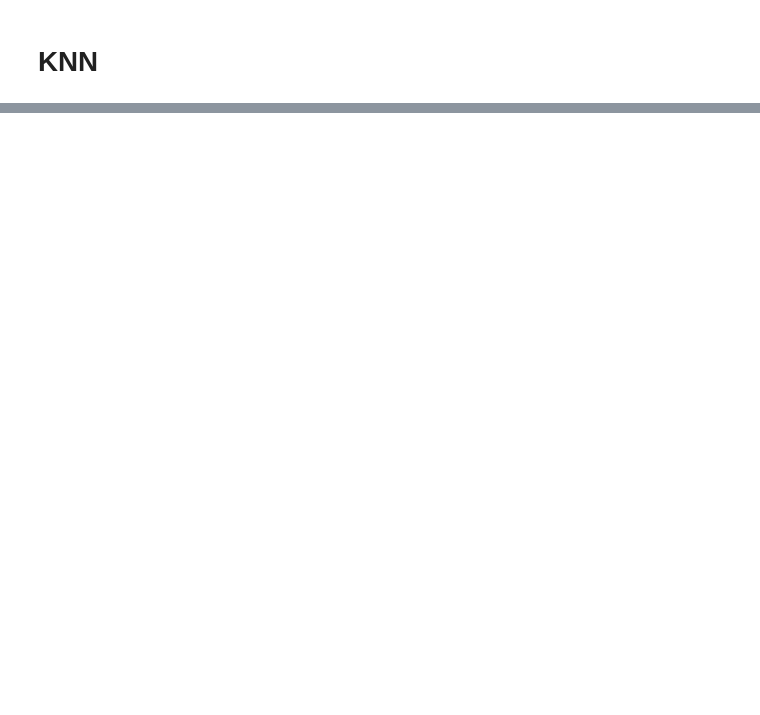
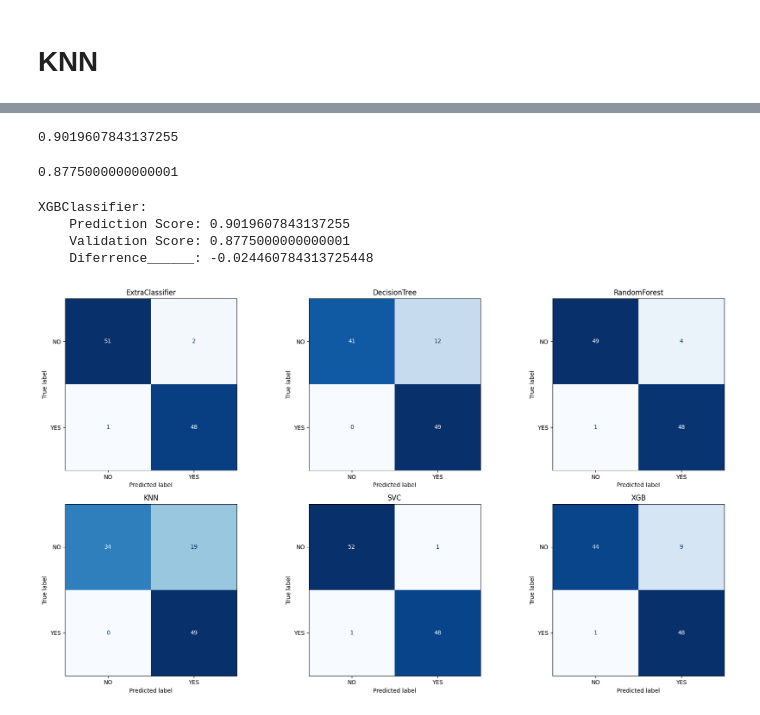
Before and after one commit to sazol07/Projects, a Jupyter notebook: Breast cancer using ml.ipynb, the cells around one changed output, grey strips where cells are left out. Saved outputs shown, nothing was run; the diff lists cells and outputs as text; code cells hidden in the pictures; blank space fills up the shorter version.

```diff
--- a/Breast cancer using ml.ipynb
+++ b/Breast cancer using ml.ipynb
@@ -402,7 +398,10 @@ SVC:
 # %%
 from sklearn.neighbors import KNeighborsClassifier
 # %%
-knn_list = {'n_neighbors': [3,5,7,9,11,13,15],
+knn_n = {
+    'n_neighbors': [3,5,7,9,11,13],
     'weights': ['uniform', 'distance'],
-    'metric': ['euclidean', 'manhattan']}
-knn_ = GridSearchCV(KNeighborsClassifier(),x_train,y_train,cv= KFold(n_splits=10),scoring='accuracy')
+    'metric': ['euclidean', 'manhattan']
+}
+knn_h = GridSearchCV(KNeighborsClassifier(),param_grid= knn_n,cv= KFold(n_splits=10),scoring='accuracy')
+knn_h.fit(x_train,y_train)
@@ -680,0 +423,4 @@ knn_ = GridSearchCV(KNeighborsClassifier(),x_train,y_train,cv= KFold(n_splits=10
+# %%
+knn = KNeighborsClassifier(metric= 'manhattan',n_neighbors= 3, weights= 'distance')
+knn.fit(x_train,y_train)
+knn.score(x_test,y_test)
@@ -680,0 +470,22 @@ knn_ = GridSearchCV(KNeighborsClassifier(),x_train,y_train,cv= KFold(n_splits=10
+# %%
+XGB = xgb.XGBClassifier(objective='multi:softmax', num_class=3, random_state=42,colsample_bytree = 0.7,learning_rate = 0.1,max_depth = 5,
+                        n_estimators = 200,subsample = 0.7)
+XGB.fit(x_train,y_train)
+XGB.score(x_test,y_test)
+# %% [output]
+0.9019607843137255
+# %%
+validation_xgb = cross_val_score(xgb.XGBClassifier(),x_train,y_train,cv=KFold(n_splits=10),scoring= 'accuracy')
+validation_xgb.mean()
+# %% [output]
+0.8775000000000001
+# %%
+print(f'''XGBClassifier:
+    Prediction Score: {XGB.score(x_test,y_test)}
+    Validation Score: {validation_xgb.mean()}
+    Diferrence______: {(validation_xgb.mean()-(XGB.score(x_test,y_test)))}''')
+# %% [output]
+XGBClassifier:
+    Prediction Score: 0.9019607843137255
+    Validation Score: 0.8775000000000001
+    Diferrence______: -0.024460784313725448
@@ -680,0 +494,36 @@ knn_ = GridSearchCV(KNeighborsClassifier(),x_train,y_train,cv= KFold(n_splits=10
+# %%
+import matplotlib.pyplot as plt
+from sklearn.metrics import confusion_matrix, ConfusionMatrixDisplay
+
+plt.figure(figsize=(18, 10))
+
+# 1st Row
+ax1 = plt.subplot(2, 3, 1)
+ConfusionMatrixDisplay.from_estimator(Et, x_test, y_test, display_labels=['NO','YES'], cmap='Blues', colorbar=False, ax=ax1)
+plt.title('ExtraClassifier')
+
+ax2 = plt.subplot(2, 3, 2)
+ConfusionMatrixDisplay.from_estimator(Dt, x_test, y_test, display_labels=['NO','YES'], cmap='Blues', colorbar=False, ax=ax2)
+plt.title('DecisionTree')
+
+ax3 = plt.subplot(2, 3, 3)
+ConfusionMatrixDisplay.from_estimator(Rf, x_test, y_test, display_labels=['NO','YES'], cmap='Blues', colorbar=False, ax=ax3)
+plt.title('RandomForest')
+
+# 2nd Row
+ax4 = plt.subplot(2, 3, 4)
+ConfusionMatrixDisplay.from_estimator(knn, x_test, y_test, display_labels=['NO','YES'], cmap='Blues', colorbar=False, ax=ax4)
+plt.title('KNN')
+
+ax5 = plt.subplot(2, 3, 5)
+ConfusionMatrixDisplay.from_estimator(svc, x_test, y_test, display_labels=['NO','YES'], cmap='Blues', colorbar=False, ax=ax5)
+plt.title('SVC')
+
+ax6 = plt.subplot(2, 3, 6)
+ConfusionMatrixDisplay.from_estimator(XGB, x_test, y_test, display_labels=['NO','YES'], cmap='Blues', colorbar=False, ax=ax6)
+plt.title('XGB')
+
+plt.tight_layout()
+plt.show()
+# %% [output]
+[figure, added]
```
Also changed, not shown: parts of 42 cells of this notebook.
